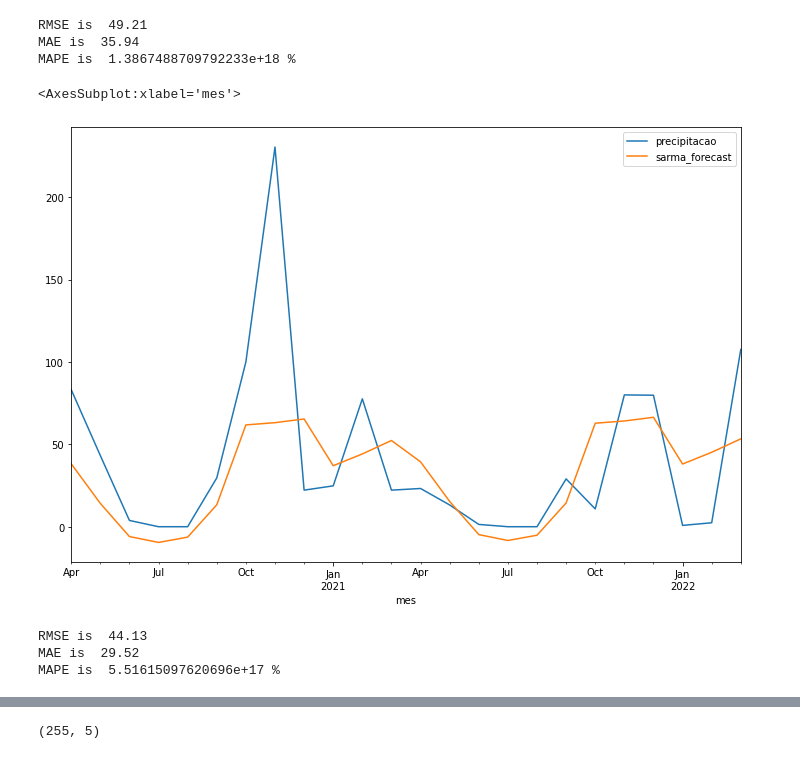
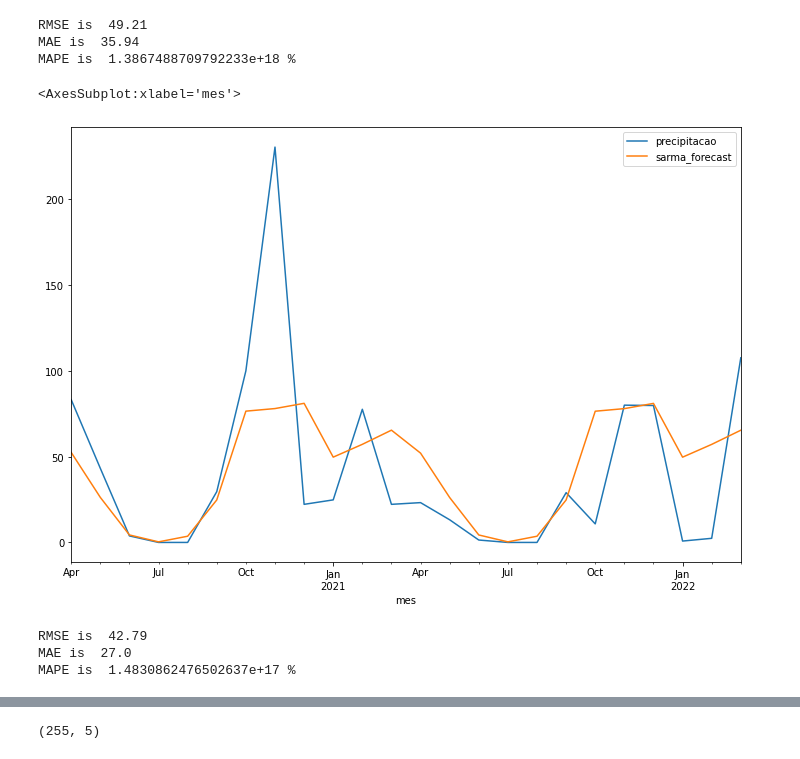
Before and after one commit to ManuelS0usa/TS-Precipitation-Forecast, a Jupyter notebook: ARMA_Models.ipynb, the cells around one changed output, grey strips where cells are left out. Cells and saved outputs as stored; diff of their text form; code cells hidden in the pictures.

```diff
--- a/ARMA_Models.ipynb
+++ b/ARMA_Models.ipynb
@@ -315,7 +324,7 @@ plot_pacf(train_data)
 # %%
 # For a first ARMA model approach we are going to select p=2 and q=2
 from statsmodels.tsa.ar_model import AutoReg
-ar_model = AutoReg(train_data, lags=50).fit()
+ar_model = AutoReg(train_data, lags=48).fit()
 # %%
 forecast_data = mydata
 forecast_data['ar_forecast'] = ar_model.predict(start = mydata.shape[0]-fh, end=mydata.shape[0], dynamic= True)
@@ -362,7 +371,7 @@ MAPE is  6.403289519533441e+17 %
 # %%
 from statsmodels.tsa.arima.model import ARIMA
 # fit model
-ma_model = ARIMA(train_data, order=(0, 0, 2)).fit()
+ma_model = ARIMA(train_data, order=(0, 0, 50)).fit()
 # make prediction
 forecast_data['ma_forecast'] = ma_model.predict(start = mydata.shape[0]-fh, end=mydata.shape[0], dynamic= True)
 forecast_data[['precipitacao', 'ma_forecast']].iloc[-fh:].plot(figsize=(12, 8))
@@ -435,17 +444,17 @@ MAPE is  1.3867488709792233e+18 %
 # %%
 # SARIMA example
 from statsmodels.tsa.statespace.sarimax import SARIMAX
 # fit model
-sarma_model = SARIMAX(train_data, order=(1, 0, 1), seasonal_order=(1, 0, 1, 12)).fit(disp=False)
+sarma_model = SARIMAX(train_data, order=(1, 0, 0), seasonal_order=(1, 0, 1, 12)).fit(disp=False)
 # make prediction
 forecast_data['sarma_forecast'] = sarma_model.predict(start = mydata.shape[0]-fh, end=mydata.shape[0], dynamic= True)
 forecast_data[['precipitacao', 'sarma_forecast']].iloc[-fh:].plot(figsize=(12, 8))
 # %% [output]
 <AxesSubplot:xlabel='mes'>
-[figure, old version]
+[figure, new version]
 # %%
 evaluate(test_data, forecast_data['sarma_forecast'][-fh:])
 # %% [output]
-RMSE is  44.13
-MAE is  29.52
-MAPE is  5.51615097620696e+17 %
+RMSE is  42.79
+MAE is  27.0
+MAPE is  1.4830862476502637e+17 %
```
Also changed, not shown: parts of 26 cells of this notebook, 4 other files.
